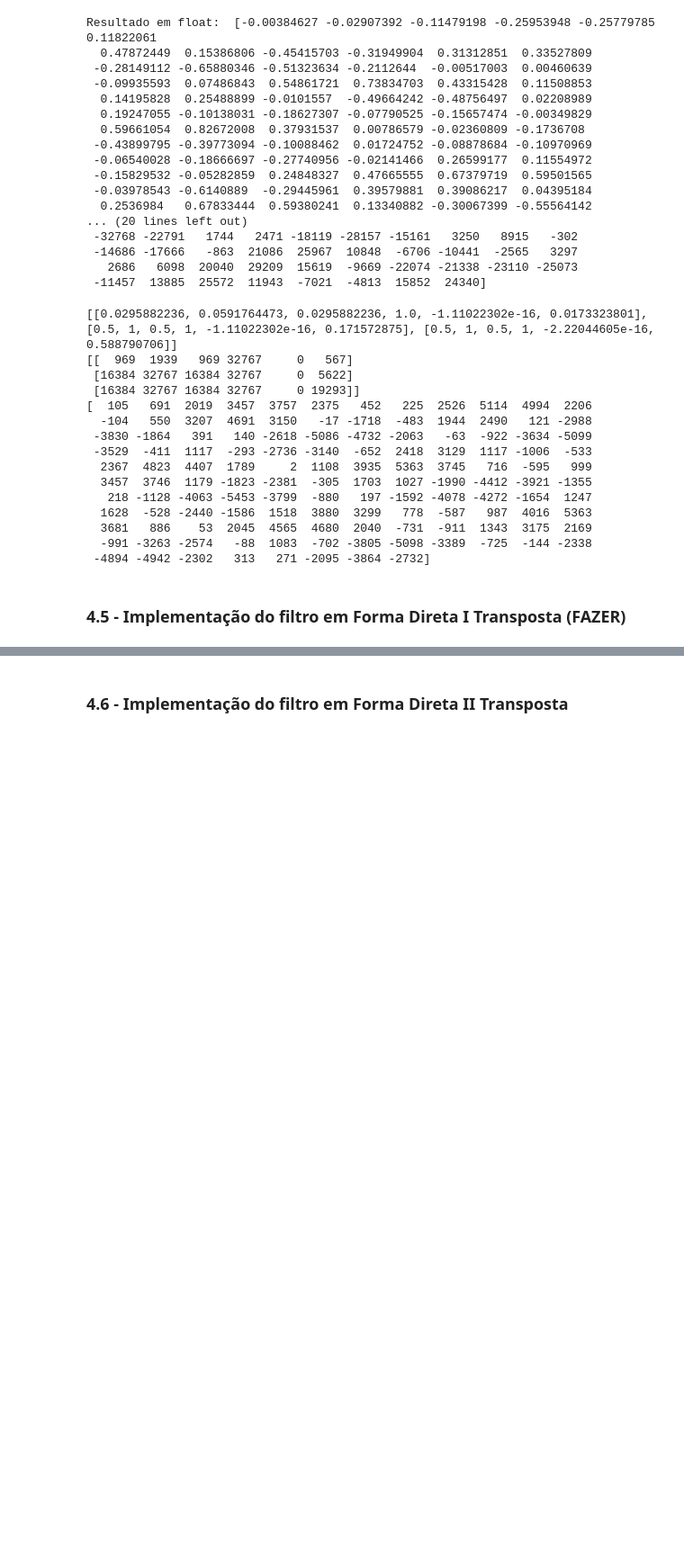
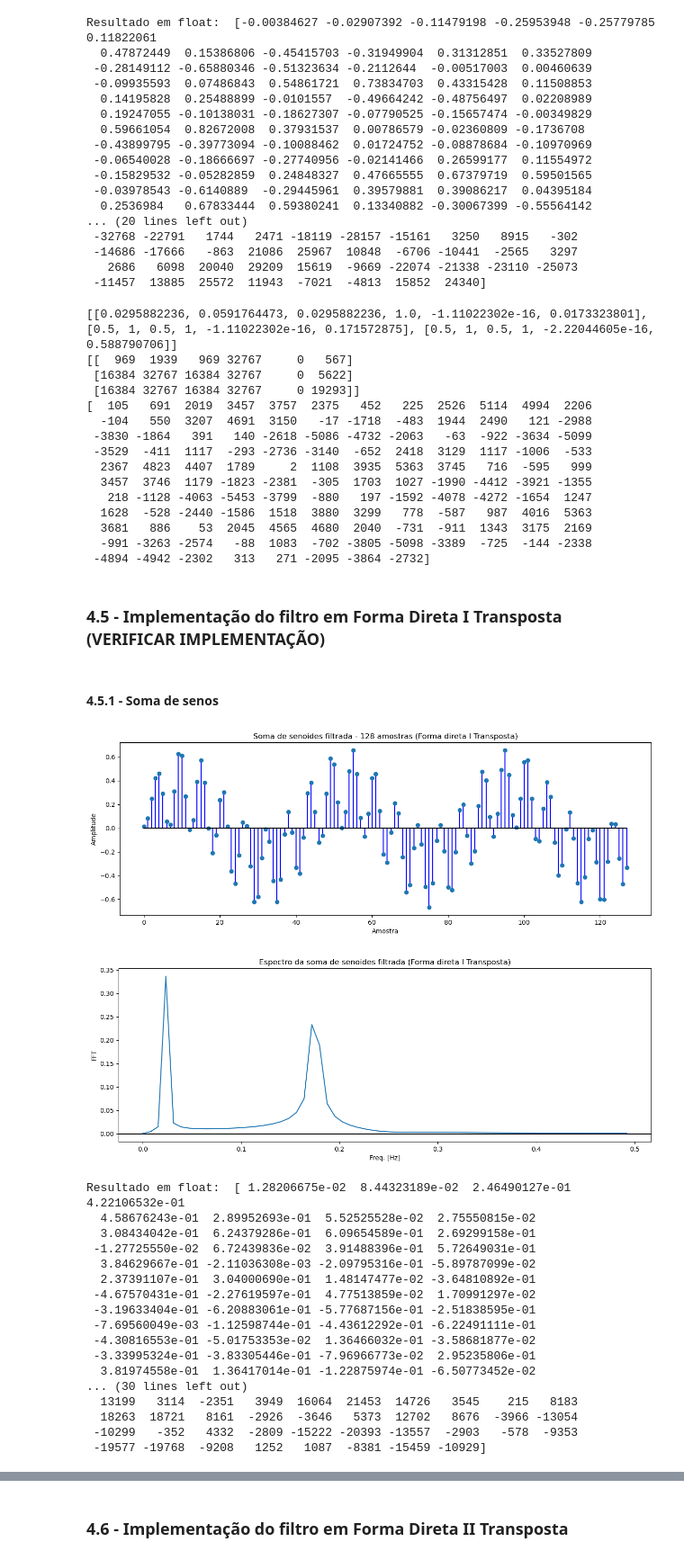
Before and after one commit to LabIII2021-2/Trabalho1, a Jupyter notebook: Python/Filtro_IIR.ipynb, the cells around one changed output, grey strips where cells are left out. Shown at 90% size. Drawn from its saved outputs; the diff is of its cells as text; code cells hidden in the pictures; blank space fills up the shorter version.

Commit message:
Direta 1 Transposta (Verificar implementação)

```diff
--- a/Python/Filtro_IIR.ipynb
+++ b/Python/Filtro_IIR.ipynb
@@ -525,4 +525,56 @@ print(float_to_q15(y))
   -991 -3263 -2574   -88  1083  -702 -3805 -5098 -3389  -725  -144 -2338
  -4894 -4942 -2302   313   271 -2095 -3864 -2732]
 # %% [markdown]
-### 4.5 - Implementação do filtro em Forma Direta I Transposta **(FAZER)**
+### 4.5 - Implementação do filtro em Forma Direta I Transposta **(VERIFICAR IMPLEMENTAÇÃO)**
+# %%
+def butterworthIIRTypeITransposed(x, b, a):
+    def x_at(n):
+        if n < 0:
+            return 0
+        else:
+            return x[n]
+
+    def y_at(n):
+        if n < 0:
+            return 0
+        else:
+            return y[n]
+
+    y = np.zeros(128)
+
+    for n in range(128):
+        for j in range(1, N+1):
+            y[n] -= a[j]*y_at(n - j)
+        for i in range(N+1):
+            y[n] += b[i]* x_at(n - i)
+    return y
+# %% [markdown]
+
+#### 4.5.1 - Soma de senos
+# %%
+y_sin = butterworthIIRTypeITransposed(input_array, num, den)
+plotarAmostras(y_sin, "Soma de senoides filtrada - 128 amostras (Forma direta I Transposta)")
+plotarSinalFreq(y_sin, 128, 1, "Espectro da soma de senoides filtrada (Forma direta I Transposta)")
+print("Resultado em float: ", y_sin)
+print()
+print("Resultado em Q15: ", float_to_q15(y_sin))
+# %% [output]
+[figure, added]
+[figure, added]
+Resultado em float:  [ 1.28206675e-02  8.44323189e-02  2.46490127e-01  4.22106532e-01
+  4.58676243e-01  2.89952693e-01  5.52525528e-02  2.75550815e-02
+  3.08434042e-01  6.24379286e-01  6.09654589e-01  2.69299158e-01
+ -1.27725550e-02  6.72439836e-02  3.91488396e-01  5.72649031e-01
+  3.84629667e-01 -2.11036308e-03 -2.09795316e-01 -5.89787099e-02
+  2.37391107e-01  3.04000690e-01  1.48147477e-02 -3.64810892e-01
+ -4.67570431e-01 -2.27619597e-01  4.77513859e-02  1.70991297e-02
+ -3.19633404e-01 -6.20883061e-01 -5.77687156e-01 -2.51838595e-01
+ -7.69560049e-03 -1.12598744e-01 -4.43612292e-01 -6.22491111e-01
+ -4.30816553e-01 -5.01753353e-02  1.36466032e-01 -3.58681877e-02
+ -3.33995324e-01 -3.83305446e-01 -7.96966773e-02  2.95235806e-01
+  3.81974558e-01  1.36417014e-01 -1.22875974e-01 -6.50773452e-02
+... (30 lines left out)
+  13199   3114  -2351   3949  16064  21453  14726   3545    215   8183
+  18263  18721   8161  -2926  -3646   5373  12702   8676  -3966 -13054
+ -10299   -352   4332  -2809 -15222 -20393 -13557  -2903   -578  -9353
+ -19577 -19768  -9208   1252   1087  -8381 -15459 -10929]
```
Also changed, not shown: parts of 7 cells of this notebook.
